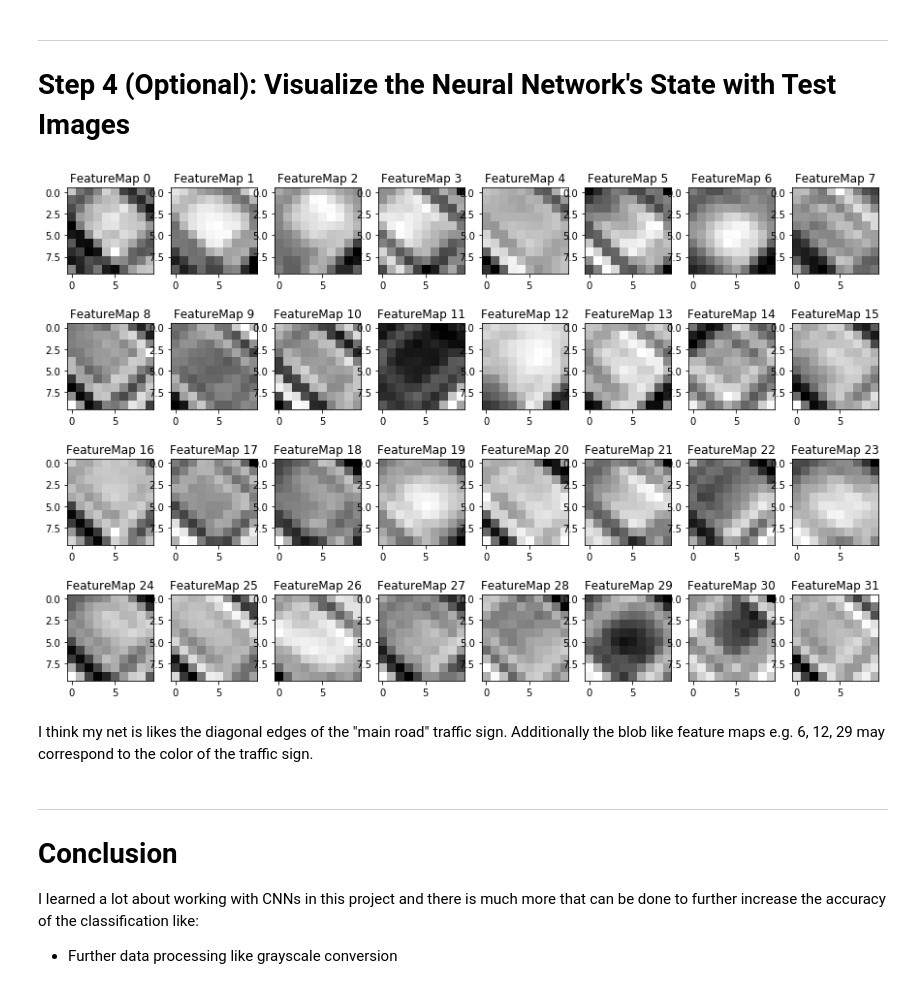
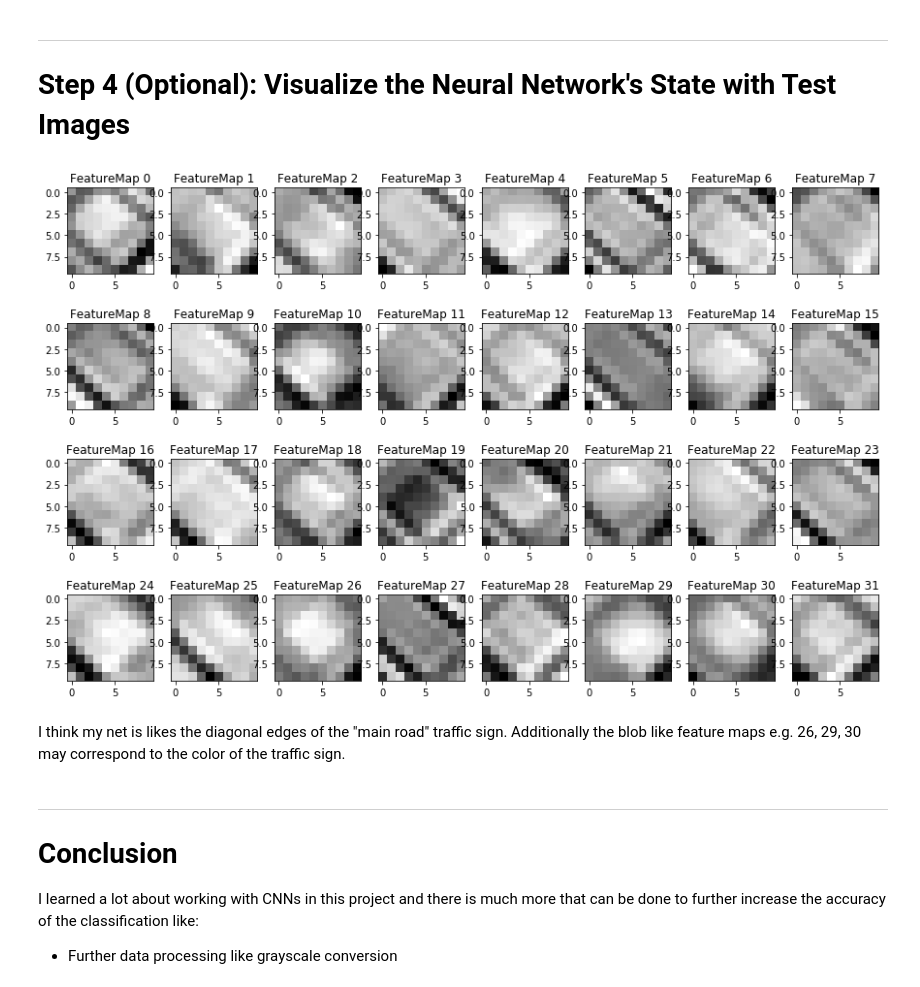
Before and after one commit to einrob/TS_CNN, a Jupyter notebook: Traffic_Sign_Classifier.ipynb, the cells around one changed output. Saved outputs shown, nothing was run; the diff lists cells and outputs as text; code cells hidden in the pictures.

Commit message:
- Corrected some typos - Added some further comments - Refactored a little bit - Rerun a 10 Epoch pass - Adapted result to pass

```diff
--- a/Traffic_Sign_Classifier.ipynb
+++ b/Traffic_Sign_Classifier.ipynb
@@ -1270,13 +1249,11 @@ valid_loss_history = []
 validation_accuracy_history = []
 train_accuracy_history = []
 
-#keep_prob = tf.placeholder(tf.float32)
-
 with tf.Session() as sess:
     sess.run(tf.global_variables_initializer())
 
 
-    writer = tf.summary.FileWriter("./LeCun")
+    writer = tf.summary.FileWriter("./LeNet")
     writer.add_graph(sess.graph)
 
     num_examples = len(X_train)
@@ -1323,7 +1300,7 @@ with tf.Session() as sess:
         print("Validation Accuracy = {:.3f}".format(validation_accuracy))
         print()
 
-    saver.save(sess, './LeCun2Stage')
+    saver.save(sess, './lenet')
     print("Model saved")
 # %% [output]
 Training...
@@ -1556,8 +1538,9 @@ I am using the proposed tf.nn.top_k proposed further below to access the top pre
 
 with tf.Session() as sess:
     saver.restore(sess, tf.train.latest_checkpoint('.'))
-    prob = sess.run(tf.nn.softmax(logits), feed_dict={x: X_test_new_normalized, keep_prob: 1.0})
-    top_prediction = tf.nn.top_k(prob, k=1)
+    logit_values = sess.run(logits, feed_dict={x: X_test_new_normalized, keep_prob: 1.0})
+    probabilities = tf.nn.softmax(logit_values)
+    top_prediction = tf.nn.top_k(probabilities, k=1)
     preditced_signs = sess.run(top_prediction)
 
 print("Predicted Signs: ", preditced_signs)
@@ -1611,14 +1592,12 @@ For each of the new images, print out the model's softmax probabilities to show
 ### Print out the top five softmax probabilities for the predictions on the German traffic sign images found on the web.
 ### Feel free to use as many code cells as needed.
 
-import csv
-
 # Now I am using the k=5 to get the top 5 classified images
 with tf.Session() as sess:
     saver.restore(sess, tf.train.latest_checkpoint('.'))
-    prob = sess.run(tf.nn.softmax(logits), feed_dict={x: X_test_new_normalized, keep_prob: 1.0})
-    top_5 = tf.nn.top_k(prob, k=5)
-    signs_top_5 = sess.run(top_5)
+    probability = sess.run(tf.nn.softmax(logits), feed_dict={x: X_test_new_normalized, keep_prob: 1.0})
+    top_five_signs = tf.nn.top_k(probability, k=5)
+    result_top_five = sess.run(top_five_signs)
 
-print(signs_top_5)
+print(result_top_five)
 # %% [output]
@@ -1674,40 +1648,38 @@ I can see that the classificatio probabilities are as follows:
 # image_input: the test image being fed into the network to produce the feature maps
 # tf_activation: should be a tf variable name used during your training procedure that represents the calculated state of a specific weight layer
 # activation_min/max: can be used to view the activation contrast in more detail, by default matplot sets min and max to the actual min and max values of the output
 # plt_num: used to plot out multiple different weight feature map sets on the same block, just extend the plt number for each new feature map entry
 
 def outputFeatureMap(image_input, tf_activation, activation_min=-1, activation_max=-1 ,plt_num=1):
     # Here make sure to preprocess your image_input in a way your network expects
     # with size, normalization, ect if needed
     # image_input =
     # Note: x should be the same name as your network's tensorflow data placeholder variable
     # If you get an error tf_activation is not defined it may be having trouble accessing the variable from inside a function
     activation = tf_activation.eval(session=sess,feed_dict={x : image_input})
     featuremaps = activation.shape[3]
     plt.figure(plt_num, figsize=(15,15))
     for featuremap in range(featuremaps):
         plt.subplot(6,8, featuremap+1) # sets the number of feature maps to show on each row and column
         plt.title('FeatureMap ' + str(featuremap)) # displays the feature map number
         if activation_min != -1 & activation_max != -1:
             plt.imshow(activation[0,:,:, featuremap], interpolation="nearest", vmin =activation_min, vmax=activation_max, cmap="gray")
         elif activation_max != -1:
             plt.imshow(activation[0,:,:, featuremap], interpolation="nearest", vmax=activation_max, cmap="gray")
         elif activation_min !=-1:
             plt.imshow(activation[0,:,:, featuremap], interpolation="nearest", vmin=activation_min, cmap="gray")
         else:
             plt.imshow(activation[0,:,:, featuremap], interpolation="nearest", cmap="gray")
 
 with tf.Session() as sess:
     saver.restore(sess, tf.train.latest_checkpoint('.'))
     # Because of my scope names I have to use Scopename/Layername to get the tensors
-    conv1 = sess.graph.get_tensor_by_name('ConvL1/ConvL1:0')
-    outputFeatureMap(X_test_new_normalized,conv1, activation_min=-1, activation_max=-1, plt_num=1)
-    conv2 = sess.graph.get_tensor_by_name('ConvL2/ConvL2:0')
-    outputFeatureMap(X_test_new_normalized,conv2, activation_min=-1, activation_max=-1, plt_num=1)
+    outputFeatureMap(X_test_new_normalized,sess.graph.get_tensor_by_name('ConvL1/ConvL1:0'))
+    outputFeatureMap(X_test_new_normalized,sess.graph.get_tensor_by_name('ConvL2/ConvL2:0'))
 # %% [output]
-[figure, old version]
+[figure, new version]
 # %% [markdown]
-I think my net is likes the diagonal edges of the "main road" traffic sign. Additionally the blob like feature maps e.g. 6, 12, 29 may correspond to the color of the traffic sign.
+I think my net is likes the diagonal edges of the "main road" traffic sign. Additionally the blob like feature maps e.g. 26, 29, 30 may correspond to the color of the traffic sign.
 # %% [markdown]
 ---
 
```
Also changed, not shown: parts of 25 cells of this notebook, 13 other files.
